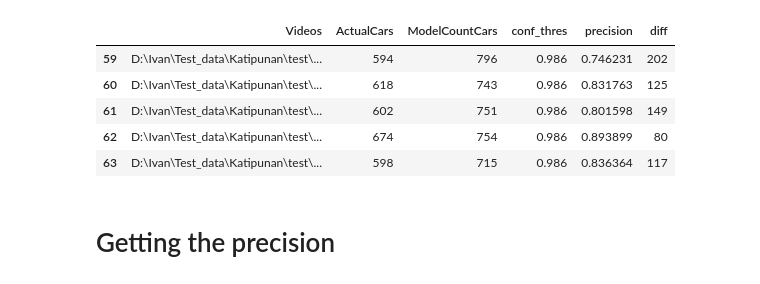
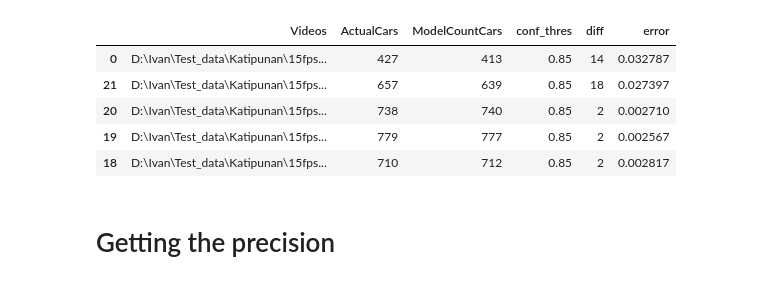
Before and after one commit to mariontan/YoloModelScoring, a Jupyter notebook: YOLOTestResults/YoloTestScore.ipynb, the cells around one changed output. Cells and saved outputs as stored; diff of their text form; code cells hidden in the pictures.

```diff
--- a/YOLOTestResults/YoloTestScore.ipynb
+++ b/YOLOTestResults/YoloTestScore.ipynb
@@ -1,20 +1,23 @@
 # %%
 import pandas as pd
 import numpy as np
 import matplotlib.pyplot as plt
 
-df = pd.read_csv('./YoloModel2ConfParamSweepCombined.csv')
+# df = pd.read_csv('./YoloModel2ConfParamSweepCombined.csv')
+df = pd.read_csv('./YoloModel_291carTruckoneclass.csv')
 df = df[df['ActualCars']!=0]
-df['precision'] = df['ActualCars']/df['ModelCountCars']
+# df['precision'] = df['ActualCars']/df['ModelCountCars']
 df['diff'] = np.absolute(df['ActualCars']-df['ModelCountCars'])
+df['error'] = np.absolute((df['ModelCountCars']-df['ActualCars'])/df['ActualCars'])# model-human/human
 df.sort_values(by='conf_thres', inplace = True)
-df.to_csv('YoloModel2TestPrecisionScore.csv')
+df.to_csv('ProcessedYoloModel_291carTruckoneclass.csv')
+# df.to_csv('YoloModel2TestPrecisionScore.csv')
 df.head(5)
 # %% [output]
-|  | Videos | ActualCars | ModelCountCars | conf_thres | precision | diff |
-| 59 | D:\Ivan\Test_data\Katipunan\test\... | 594 | 796 | 0.986 | 0.746231 | 202 |
-| 60 | D:\Ivan\Test_data\Katipunan\test\... | 618 | 743 | 0.986 | 0.831763 | 125 |
-| 61 | D:\Ivan\Test_data\Katipunan\test\... | 602 | 751 | 0.986 | 0.801598 | 149 |
-| 62 | D:\Ivan\Test_data\Katipunan\test\... | 674 | 754 | 0.986 | 0.893899 | 80 |
-| 63 | D:\Ivan\Test_data\Katipunan\test\... | 598 | 715 | 0.986 | 0.836364 | 117 |
+|  | Videos | ActualCars | ModelCountCars | conf_thres | diff | error |
+| 0 | D:\Ivan\Test_data\Katipunan\15fps... | 427 | 413 | 0.85 | 14 | 0.032787 |
+| 21 | D:\Ivan\Test_data\Katipunan\15fps... | 657 | 639 | 0.85 | 18 | 0.027397 |
+| 20 | D:\Ivan\Test_data\Katipunan\15fps... | 738 | 740 | 0.85 | 2 | 0.002710 |
+| 19 | D:\Ivan\Test_data\Katipunan\15fps... | 779 | 777 | 0.85 | 2 | 0.002567 |
+| 18 | D:\Ivan\Test_data\Katipunan\15fps... | 710 | 712 | 0.85 | 2 | 0.002817 |
 # %%
```
Also changed, not shown: parts of 7 cells of this notebook, 6 other files.
